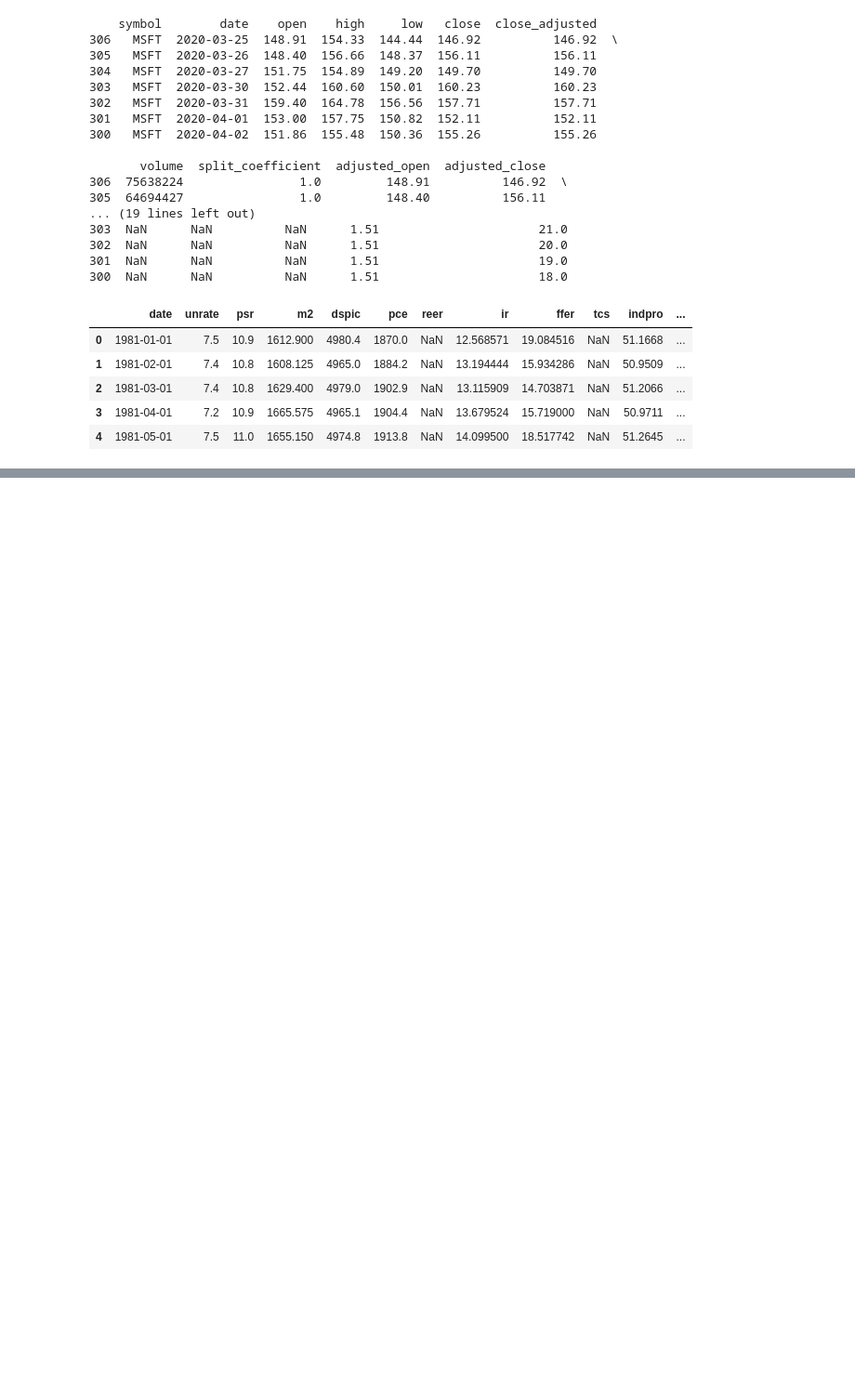
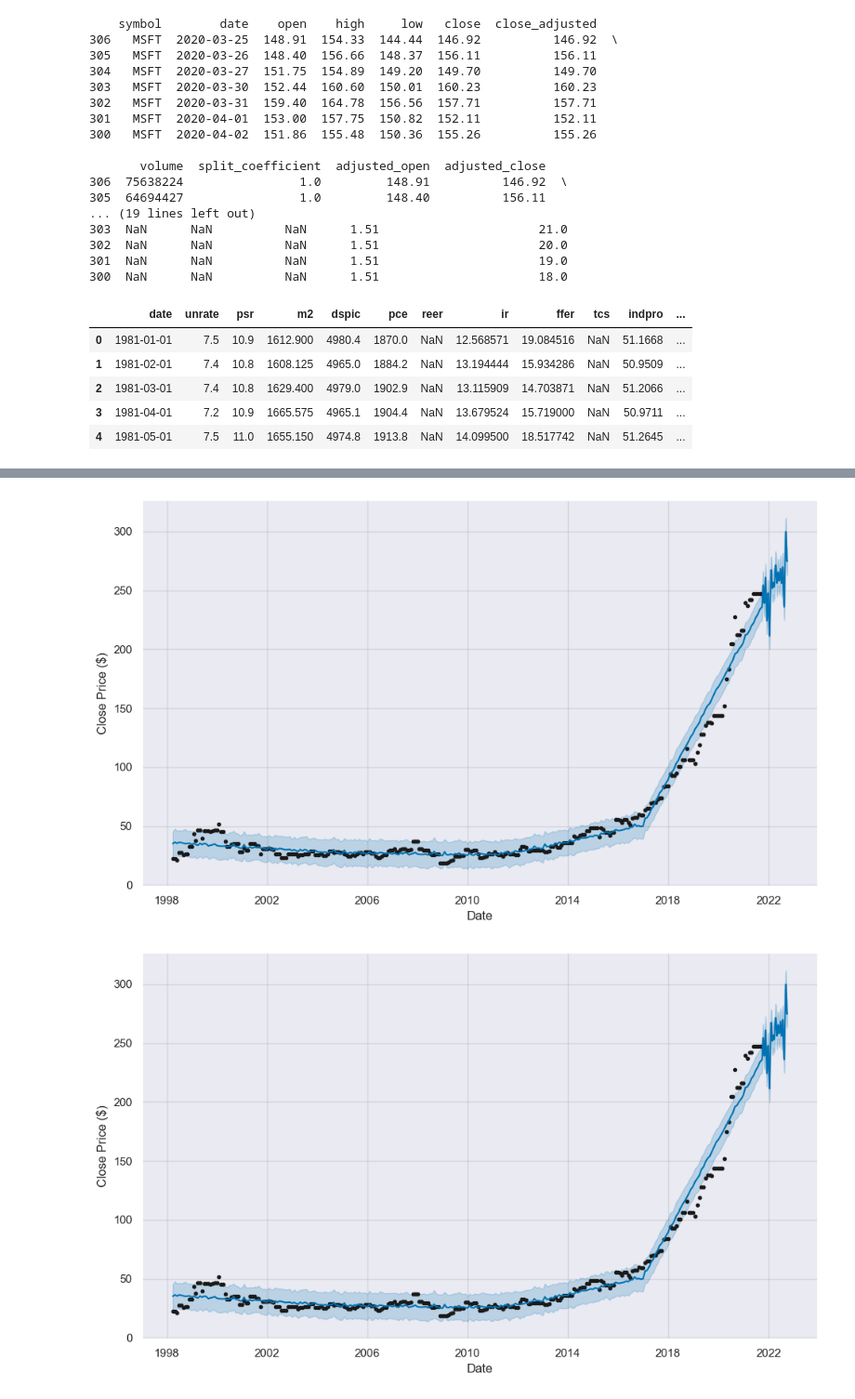
Before and after one commit to gaborcselle/experiments, a Jupyter notebook: prophet_yo.ipynb, the cells around one changed output, grey strips where cells are left out. Shown: that part at 93% size. Drawn from its saved outputs; the diff is of its cells as text; code cells hidden in the pictures; blank space fills up the shorter version.

```diff
--- a/prophet_yo.ipynb
+++ b/prophet_yo.ipynb
@@ -249,0 +268,20 @@ msft_plus_macro
+# %%
+# use prophet to predict the close price
+# create a prophet model
+model = prophet.Prophet()
+
+# rename date to ds and close to y
+msft_plus_macro = msft_plus_macro.rename(columns={'date': 'ds', 'close': 'y'})
+# %%
+# feed data until 2021-01-01 into the model
+model.fit(df=msft_plus_macro)
+
+# create a dataframe with the dates we want to predict
+future = model.make_future_dataframe(periods=365)
+
+# predict the future, specifically the close price
+forecast = model.predict(future)
+
+# plot the forecast, from 2020 onwards
+model.plot(forecast, xlabel='Date', ylabel='Close Price ($)')
+# %% [output]
@@ -249,0 +290,2 @@ msft_plus_macro
+[figure, added]
+[figure, added]
```
Also changed, not shown: parts of 8 cells of this notebook.
